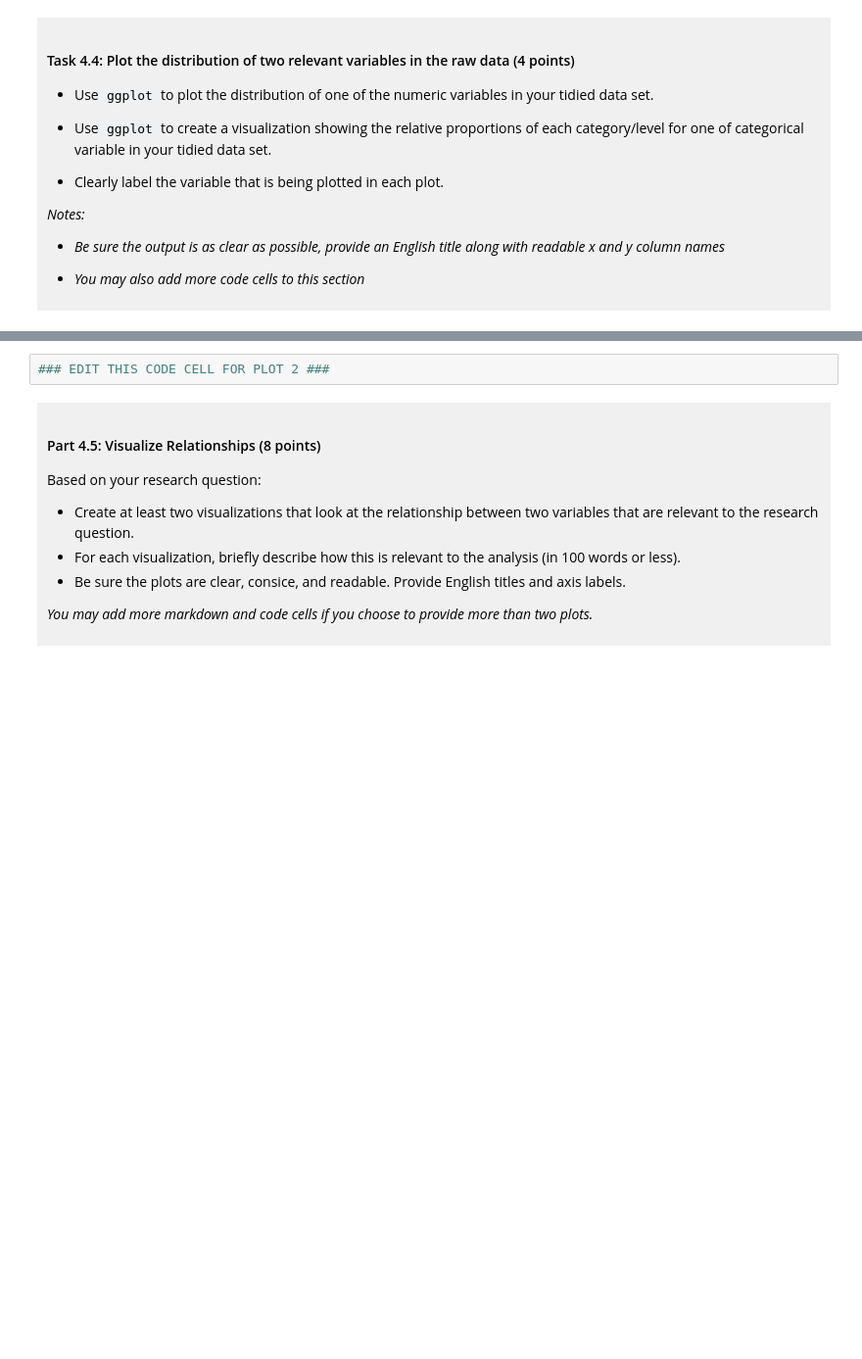
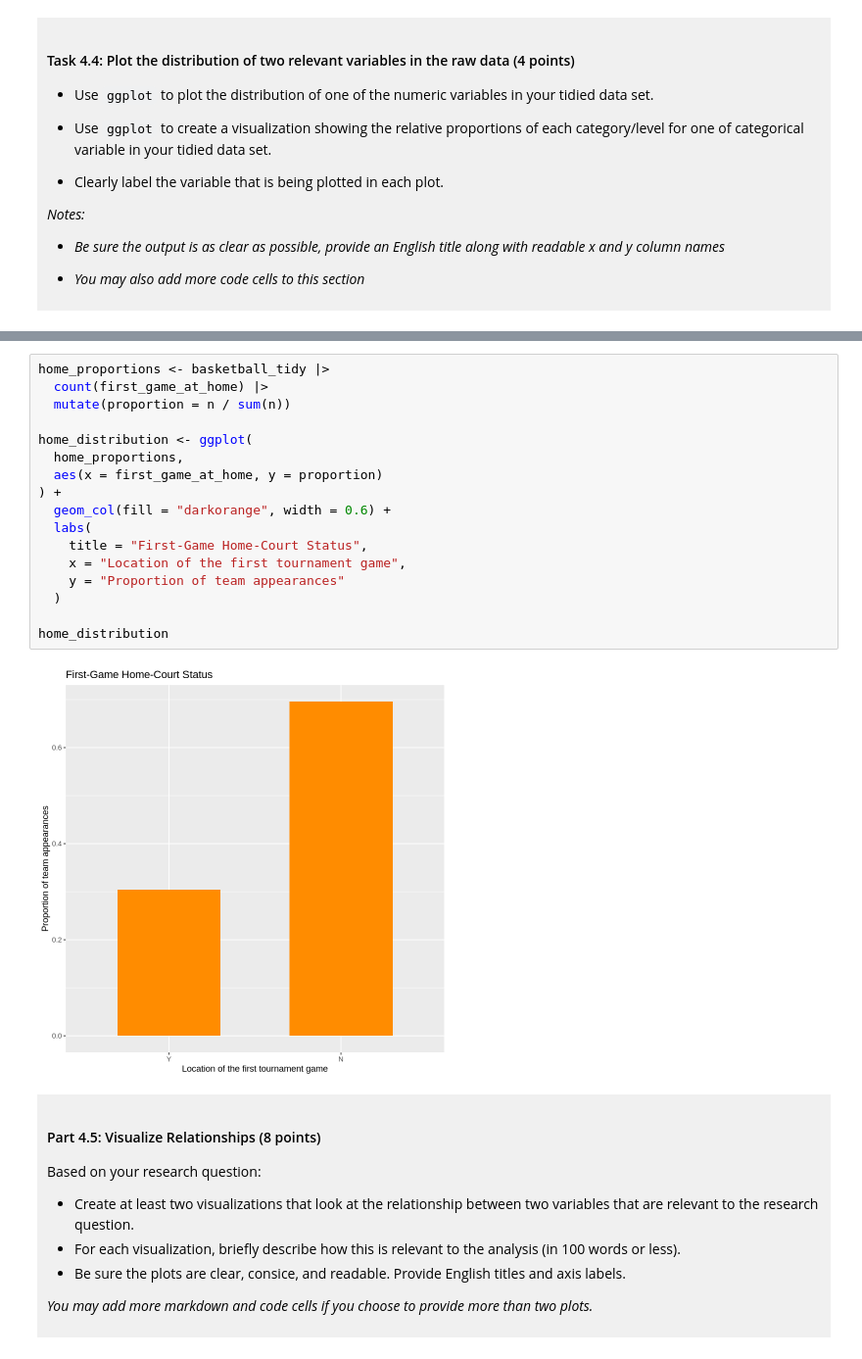
Before and after one commit to ruijinghuang/dsci-100-project-Lillian-huang, a Jupyter notebook: dsci-100-project-notebook.ipynb, the cells around one changed output, grey strips where cells are left out. Shown at 98% size. Drawn from its saved outputs; the diff is of its cells as text; blank space fills up the shorter version.

```diff
--- a/dsci-100-project-notebook.ipynb
+++ b/dsci-100-project-notebook.ipynb
@@ -311,5 +361,22 @@ You will refine your research question (if needed) and produce a tidy data set.
 # %%
-### EDIT THIS CODE CELL FOR PLOT 2 ###
+home_proportions <- basketball_tidy |>
+  count(first_game_at_home) |>
+  mutate(proportion = n / sum(n))
+
+home_distribution <- ggplot(
+  home_proportions,
+  aes(x = first_game_at_home, y = proportion)
+) +
+  geom_col(fill = "darkorange", width = 0.6) +
+  labs(
+    title = "First-Game Home-Court Status",
+    x = "Location of the first tournament game",
+    y = "Proportion of team appearances"
+  )
+
+home_distribution
+# %% [output]
+[figure, added]
 # %% [markdown]
 <div style="background-color: #f0f0f0; padding: 10px;">
 
```
Also changed, not shown: parts of 11 cells of this notebook.
